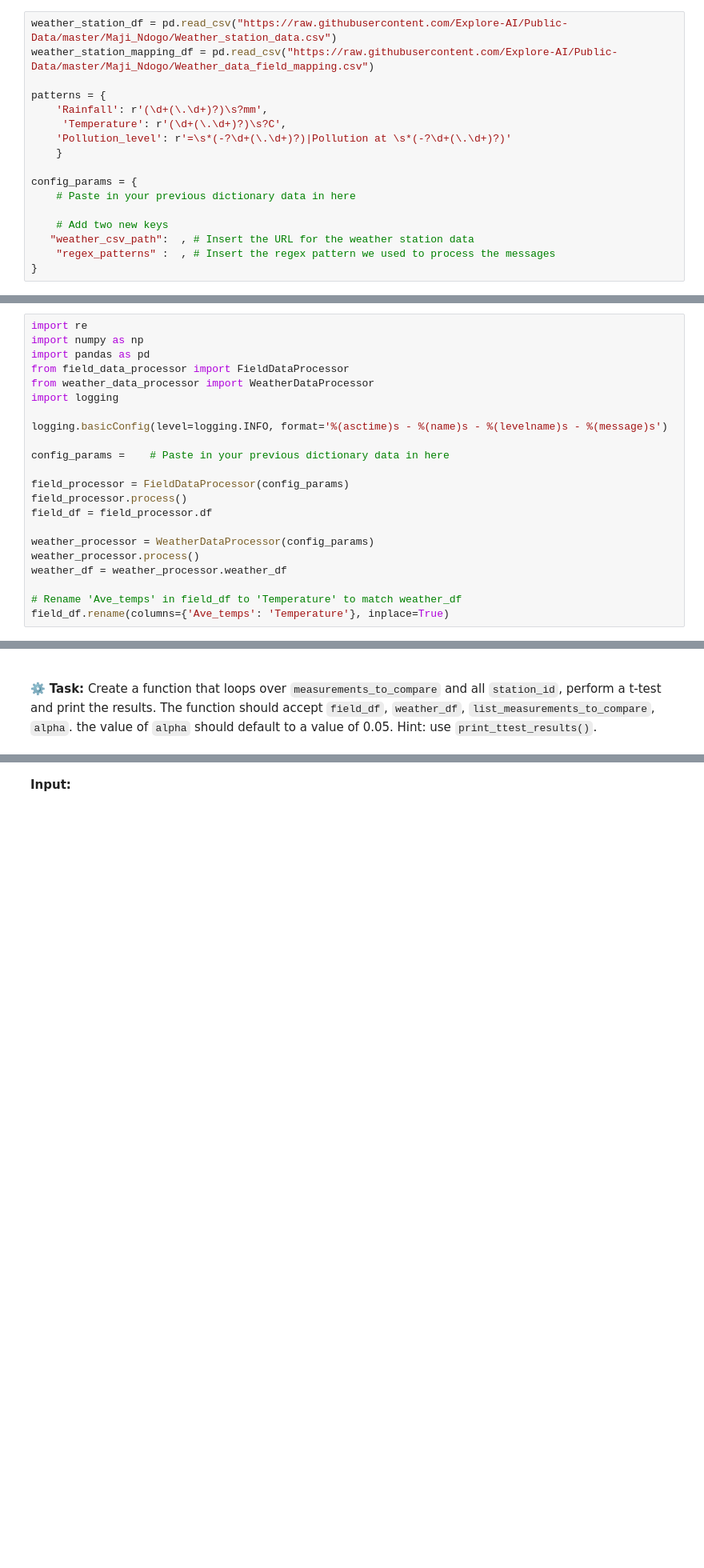
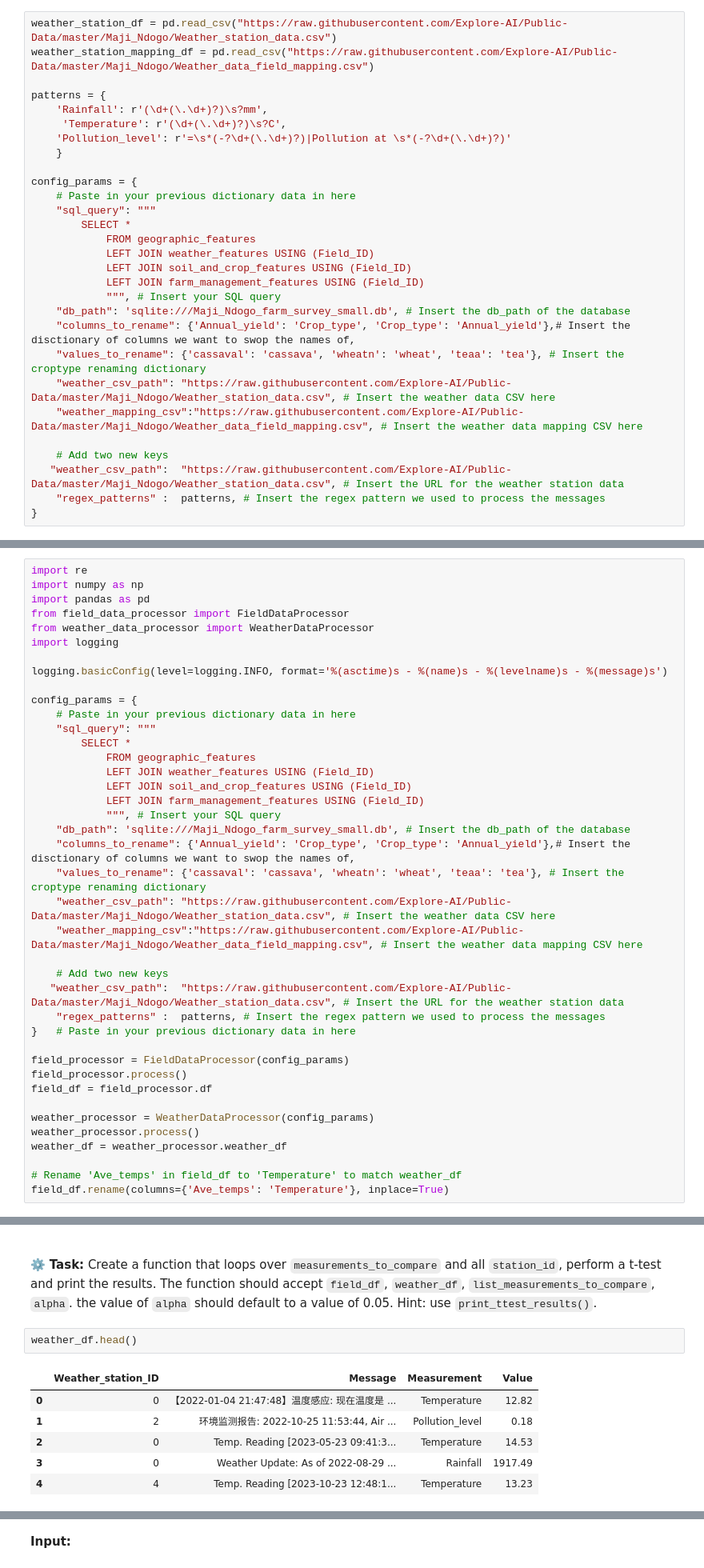
Before and after one commit to iretex/data_science_community, a Jupyter notebook: Python/ALX/20240225/Integrated_project_P3_Validating_our_data_student.ipynb, the cells around one changed output, grey strips where cells are left out. Shown: that part at 80% size. Drawn from its saved outputs; the diff is of its cells as text; blank space fills up the shorter version.

```diff
--- a/Python/ALX/20240225/Integrated_project_P3_Validating_our_data_student.ipynb
+++ b/Python/ALX/20240225/Integrated_project_P3_Validating_our_data_student.ipynb
@@ -1397,10 +1983,22 @@ patterns = {
 
 config_params = {
     # Paste in your previous dictionary data in here
+    "sql_query": """
+        SELECT *
+            FROM geographic_features
+            LEFT JOIN weather_features USING (Field_ID)
+            LEFT JOIN soil_and_crop_features USING (Field_ID)
+            LEFT JOIN farm_management_features USING (Field_ID)
+            """, # Insert your SQL query
+    "db_path": 'sqlite:///Maji_Ndogo_farm_survey_small.db', # Insert the db_path of the database
+    "columns_to_rename": {'Annual_yield': 'Crop_type', 'Crop_type': 'Annual_yield'},# Insert the disctionary of columns we want to swop the names of,
+    "values_to_rename": {'cassaval': 'cassava', 'wheatn': 'wheat', 'teaa': 'tea'}, # Insert the croptype renaming dictionary
+    "weather_csv_path": "https://raw.githubusercontent.com/Explore-AI/Public-Data/master/Maji_Ndogo/Weather_station_data.csv", # Insert the weather data CSV here
+    "weather_mapping_csv":"https://raw.githubusercontent.com/Explore-AI/Public-Data/master/Maji_Ndogo/Weather_data_field_mapping.csv", # Insert the weather data mapping CSV here
 
     # Add two new keys
-   "weather_csv_path":  , # Insert the URL for the weather station data
-    "regex_patterns" :  , # Insert the regex pattern we used to process the messages
+   "weather_csv_path":  "https://raw.githubusercontent.com/Explore-AI/Public-Data/master/Maji_Ndogo/Weather_station_data.csv", # Insert the URL for the weather station data
+    "regex_patterns" :  patterns, # Insert the regex pattern we used to process the messages
 }
 # %% [markdown]
 Then we already have the class fully set up. We just have to make sure the formatting is correct, and that the module is documented properly.
@@ -1626,7 +2276,25 @@ import logging
 
 logging.basicConfig(level=logging.INFO, format='%(asctime)s - %(name)s - %(levelname)s - %(message)s')
 
-config_params =    # Paste in your previous dictionary data in here
+config_params = {
+    # Paste in your previous dictionary data in here
+    "sql_query": """
+        SELECT *
+            FROM geographic_features
+            LEFT JOIN weather_features USING (Field_ID)
+            LEFT JOIN soil_and_crop_features USING (Field_ID)
+            LEFT JOIN farm_management_features USING (Field_ID)
+            """, # Insert your SQL query
+    "db_path": 'sqlite:///Maji_Ndogo_farm_survey_small.db', # Insert the db_path of the database
+    "columns_to_rename": {'Annual_yield': 'Crop_type', 'Crop_type': 'Annual_yield'},# Insert the disctionary of columns we want to swop the names of,
+    "values_to_rename": {'cassaval': 'cassava', 'wheatn': 'wheat', 'teaa': 'tea'}, # Insert the croptype renaming dictionary
+    "weather_csv_path": "https://raw.githubusercontent.com/Explore-AI/Public-Data/master/Maji_Ndogo/Weather_station_data.csv", # Insert the weather data CSV here
+    "weather_mapping_csv":"https://raw.githubusercontent.com/Explore-AI/Public-Data/master/Maji_Ndogo/Weather_data_field_mapping.csv", # Insert the weather data mapping CSV here
+
+    # Add two new keys
+   "weather_csv_path":  "https://raw.githubusercontent.com/Explore-AI/Public-Data/master/Maji_Ndogo/Weather_station_data.csv", # Insert the URL for the weather station data
+    "regex_patterns" :  patterns, # Insert the regex pattern we used to process the messages
+}   # Paste in your previous dictionary data in here
 
 field_processor = FieldDataProcessor(config_params)
 field_processor.process()
@@ -1883,6 +2617,15 @@ Now we can put it all together in a loop.
 <br>
 
 ⚙️ **Task:** Create a function that loops over `measurements_to_compare` and all `station_id`, perform a t-test and print the results. The function should accept `field_df`, `weather_df`, `list_measurements_to_compare`, `alpha`. the value of `alpha` should default to a value of 0.05. Hint: use `print_ttest_results()`.
+# %%
+weather_df.head()
+# %% [output]
+|  | Weather_station_ID | Message | Measurement | Value |
+| 0 | 0 | 【2022-01-04 21:47:48】温度感应: 现在温度是 ... | Temperature | 12.82 |
+| 1 | 2 | 环境监测报告: 2022-10-25 11:53:44, Air ... | Pollution_level | 0.18 |
+| 2 | 0 | Temp. Reading [2023-05-23 09:41:3... | Temperature | 14.53 |
+| 3 | 0 | Weather Update: As of 2022-08-29 ... | Rainfall | 1917.49 |
+| 4 | 4 | Temp. Reading [2023-10-23 12:48:1... | Temperature | 13.23 |
 # %%
 ### START FUNCTION
 def hypothesis_results(field_df, weather_df, list_measurements_to_compare, alpha = 0.05):
```
Also changed, not shown: parts of 32 cells of this notebook, 4 other files.
